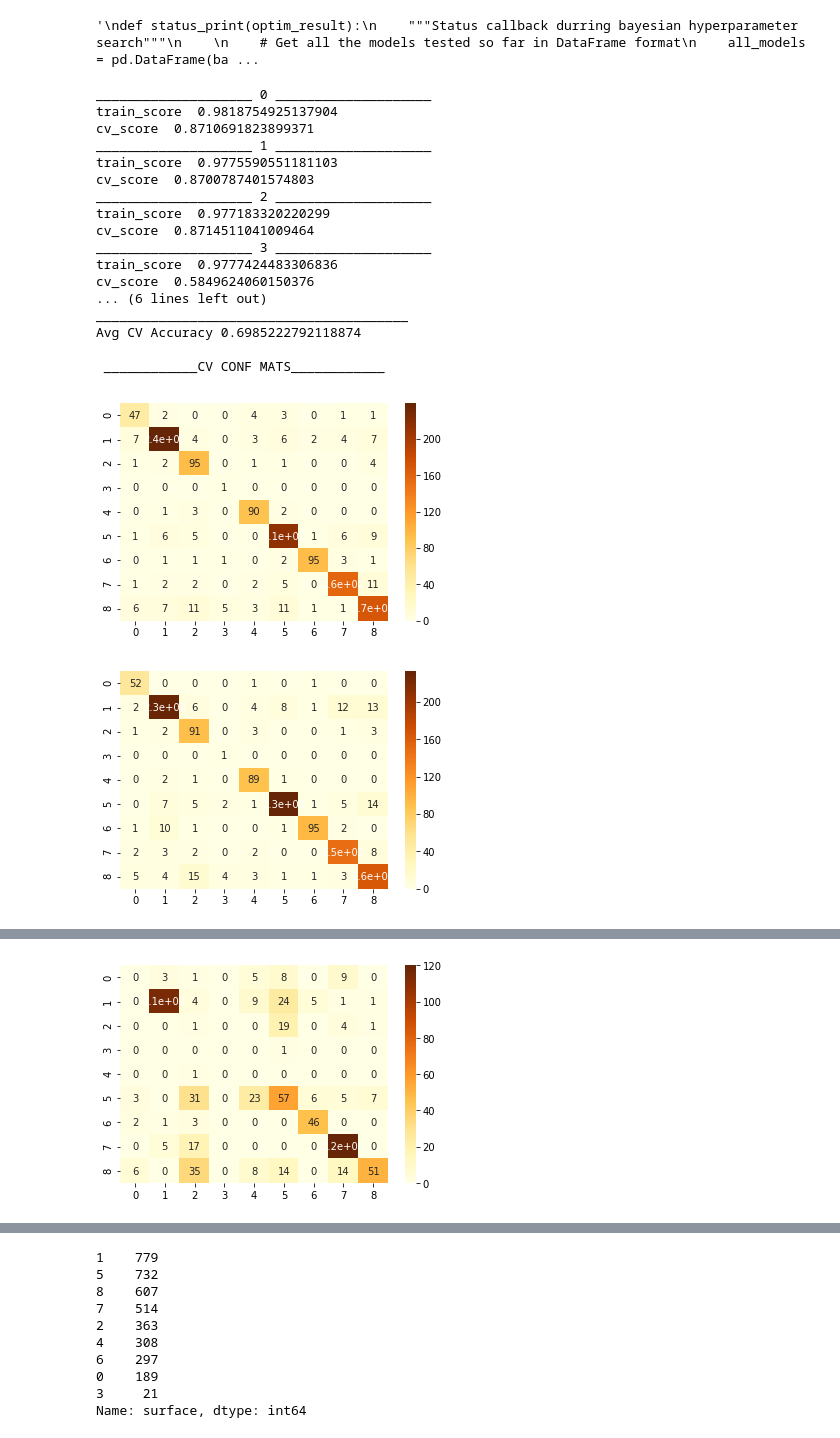
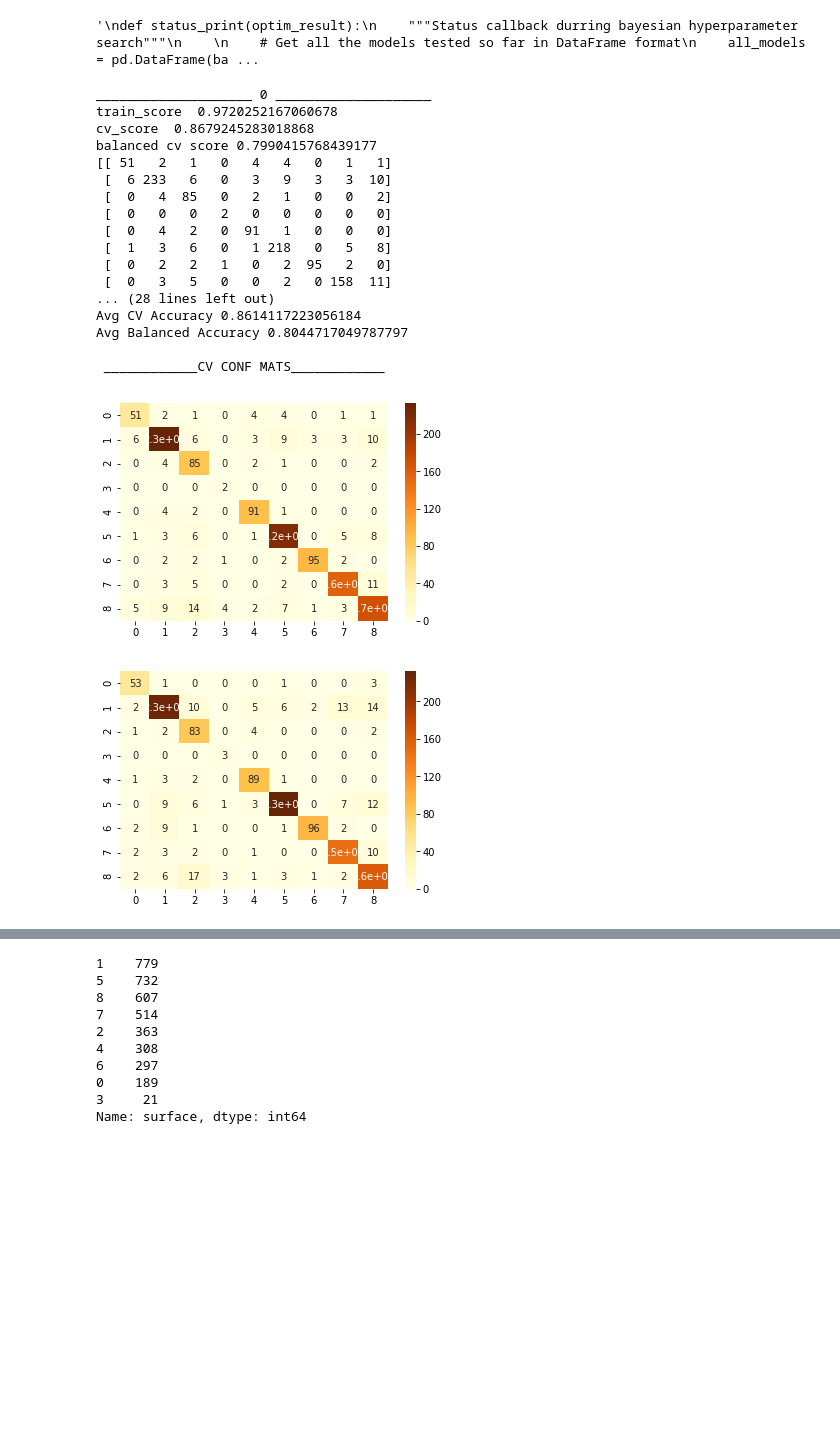
Before and after one commit to gonultasbu/kaggle_careercon_2019, a Jupyter notebook: 71v1.ipynb, the cells around one changed output, grey strips where cells are left out. Cells and saved outputs as stored; diff of their text form; code cells hidden in the pictures; blank space fills up the shorter version.

Commit message:
balanced cv function added

```diff
--- a/71v1.ipynb
+++ b/71v1.ipynb
@@ -105,0 +94,11 @@ plt.show()
+# %%
+def balanced_cv(conf_mat):
+    assert len(conf_mat.shape) == 2
+    rows, columns = conf_mat.shape
+    intra_class_scores = np.zeros((1, columns))
+    column_sums = np.sum(conf_mat, axis=0)
+    for c in range(columns):
+        intra_class_scores[0][c] = float(conf_mat[c][c])/column_sums[c]
+
+    balanced_score = np.mean(intra_class_scores)
+    return balanced_score
@@ -180,10 +188,11 @@ result = bayes_cv_tuner.fit(X_train, y_train['surface'], groups=y_train['group_i
 '\ndef status_print(optim_result):\n    """Status callback durring bayesian hyperparameter search"""\n    \n    # Get all the models tested so far in DataFrame format\n    all_models = pd.DataFrame(ba ...
 # %%
 split_count = 3
+# folds = GroupShuffleSplit(n_splits=split_count, random_state=1337)
 folds = StratifiedKFold(n_splits=split_count, shuffle=True, random_state=1337)
-folds_2 = GroupShuffleSplit(n_splits=split_count, random_state=1337)
 sub_preds = np.zeros((X_test.shape[0], 9))
 score_sum = 0
+balanced_cv_sum = 0
 '''
 clf = LGBMClassifier(colsample_bytree=0.03581900508076567, learning_rate=0.09308743154192588,
                      max_bin=471, max_depth=-1, min_child_samples=50, min_child_weight=10,
@@ -191,28 +200,22 @@ clf = LGBMClassifier(colsample_bytree=0.03581900508076567, learning_rate=0.09308
                      scale_pos_weight=9.05248363351552, subsample=0.9056112605172989, subsample_for_bin=368683,
                      subsample_freq=9)
 '''
-# clf = XGBClassifier(tree_method = 'gpu_hist')
+clf = XGBClassifier(tree_method = 'gpu_hist')
 
-
-# clf = RandomForestClassifier(max_depth=77, min_impurity_decrease=8.435373293206687e-08,
-#                            min_samples_leaf=10, min_samples_split=4, min_weight_fraction_leaf=0.0, n_estimators=170, random_state=1337, class_weight = 'balanced')
-
+'''
+clf = RandomForestClassifier(max_depth=77, min_impurity_decrease=8.435373293206687e-08,
+                            min_samples_leaf=10, min_samples_split=4, min_weight_fraction_leaf=0.0,
+                            n_estimators=170, random_state=1337, class_weight = 'balanced')
+'''
 # clf = RandomForestClassifier(max_depth=65, min_impurity_decrease=9.756650941323682e-08, min_samples_leaf=1, min_samples_split=3,
 #                               min_weight_fraction_leaf=0.0, n_estimators=300, class_weight='balanced_subsample')
 
+# clf = RandomForestClassifier(n_estimators = 200, n_jobs =- 1, class_weight = 'balanced')
 
-'''
-clf = RandomForestClassifier(n_estimators = 200, n_jobs =- 1, class_weight ={0: 3810.0/189.0}, {1: 3810.0/732.0},
-                            {2: 3810.0/779.0}, {3: 3810.0/21.0}, {4: 3810.0/308.0}, {5: 3810.0/363.0}, {6: 3810.0/297.0},
-                            {7: 3810.0/514.0}, {8: 3810.0/607.0})
-'''
-# clf = RandomForestClassifier(n_estimators = 200, n_jobs =- 1)
-
-clf = RGFClassifier(max_leaf=400, algorithm="RGF_Sib", test_interval=100, verbose=False)
+# clf = RGFClassifier(verbose=False)
 
 # Training and cross validation.
-for i, (train_index, test_index) in enumerate(chain(folds.split(X_train, y_train['surface']),folds_2.split(X_train, y_train['surface'],
-                                                 groups=y_train['group_id']))):
+for i, (train_index, test_index) in enumerate(folds.split(X_train, y_train['surface'])):
 
     print('_'*20, i, '_'*20)
     clf.fit(X_train.iloc[train_index], y_train['surface'][train_index])
@@ -220,48 +223,53 @@ for i, (train_index, test_index) in enumerate(chain(folds.split(X_train, y_train
     print('train_score ', clf.score(X_train.iloc[train_index], y_train['surface'][train_index]))
     print('cv_score ', clf.score(X_train.iloc[test_index], y_train['surface'][test_index]))
     plt.figure()
     cm = confusion_matrix(clf.predict(X_train.iloc[test_index]), y_train['surface'].iloc[test_index])
     sns.heatmap(cm, annot=True, cmap="YlOrBr")
     importances = clf.feature_importances_
     indices = np.argsort(importances)
     features = X_train.columns
-
+    balscore = balanced_cv(cm)
+    print('balanced cv score', balscore)
+    balanced_cv_sum +=balscore
+    print(cm)
     '''
     hm = 30
     plt.figure(figsize=(7, 10))
     plt.title('Feature Importances')
     plt.barh(range(len(indices[:hm])), importances[indices][:hm], color='b', align='center')
     plt.yticks(range(len(indices[:hm])), [features[i] for i in indices])
     plt.xlabel('Relative Importance')
     plt.show()
     '''
 
 
 print('_'*40)
-mean_cv_acc = score_sum / (split_count*2)
+mean_cv_acc = score_sum / (split_count)
+mean_balanced_cv_acc = balanced_cv_sum / (split_count)
 print('Avg CV Accuracy', mean_cv_acc)
+print('Avg Balanced Accuracy', mean_balanced_cv_acc)
 clf.fit(X_train, y_train['surface'])
 sub_preds = clf.predict_proba(X_test)
 print("\n ____________CV CONF MATS____________")
 SS['surface'] = le.inverse_transform(sub_preds.argmax(axis=1))
 SS.to_csv('rf.csv', index=False)
 # %% [output]
 ____________________ 0 ____________________
-train_score  0.9818754925137904
-cv_score  0.8710691823899371
-____________________ 1 ____________________
-train_score  0.9775590551181103
-cv_score  0.8700787401574803
-____________________ 2 ____________________
-train_score  0.977183320220299
-cv_score  0.8714511041009464
-____________________ 3 ____________________
-train_score  0.9777424483306836
-cv_score  0.5849624060150376
-... (6 lines left out)
-________________________________________
-Avg CV Accuracy 0.6985222792118874
+train_score  0.9720252167060678
+cv_score  0.8679245283018868
+balanced cv score 0.7990415768439177
+[[ 51   2   1   0   4   4   0   1   1]
+ [  6 233   6   0   3   9   3   3  10]
+ [  0   4  85   0   2   1   0   0   2]
+ [  0   0   0   2   0   0   0   0   0]
+ [  0   4   2   0  91   1   0   0   0]
+ [  1   3   6   0   1 218   0   5   8]
+ [  0   2   2   1   0   2  95   2   0]
+ [  0   3   5   0   0   2   0 158  11]
+... (28 lines left out)
+Avg CV Accuracy 0.8614117223056184
+Avg Balanced Accuracy 0.8044717049787797
 
  ____________CV CONF MATS____________
-[figure, old version]
+[figure, new version]
-[figure, old version]
+[figure, new version]
@@ -269 +276,0 @@ Avg CV Accuracy 0.6985222792118874
-[figure, removed]
```
Also changed, not shown: parts of 6 cells of this notebook, 1 other file.
